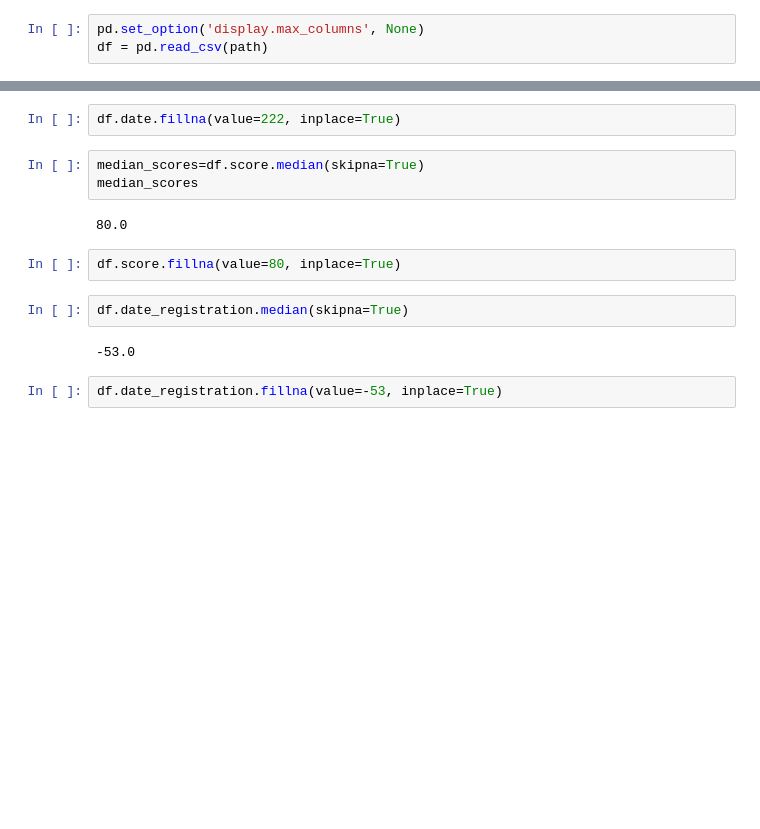
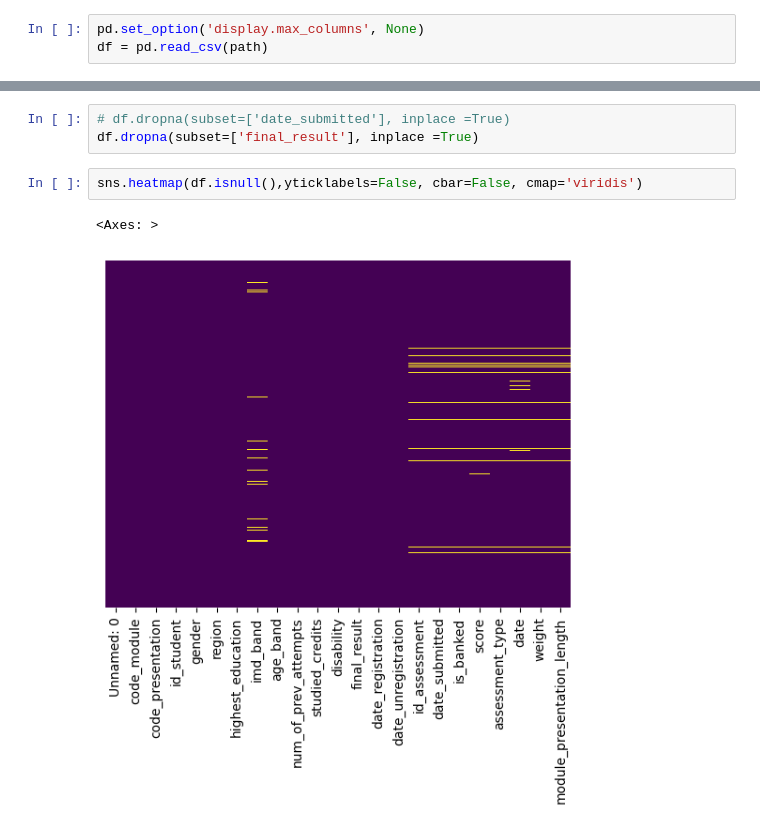
Before and after one commit to SnehaDharne/LearningAnalytics, a Jupyter notebook: OULADDatasetPreprocessing.ipynb, the cells around one changed output, grey strips where cells are left out. Drawn from its saved outputs; the diff is of its cells as text; blank space fills up the shorter version.

```diff
--- a/OULADDatasetPreprocessing.ipynb
+++ b/OULADDatasetPreprocessing.ipynb
@@ -64,18 +94,11 @@ dtype: float64
-# %%
-df.date.fillna(value=222, inplace=True)
-# %%
-median_scores=df.score.median(skipna=True)
-median_scores
-# %% [output]
-80.0
-# %%
-df.score.fillna(value=80, inplace=True)
-# %%
-df.date_registration.median(skipna=True)
-# %% [output]
--53.0
-# %%
-df.date_registration.fillna(value=-53, inplace=True)
+# %%
+# df.dropna(subset=['date_submitted'], inplace =True)
+df.dropna(subset=['final_result'], inplace =True)
+# %%
+sns.heatmap(df.isnull(),yticklabels=False, cbar=False, cmap='viridis')
+# %% [output]
+<Axes: >
+[figure, added]
 # %%
 df.isnull().sum()
 # %% [output]
```
Also changed, not shown: parts of 49 cells of this notebook.
